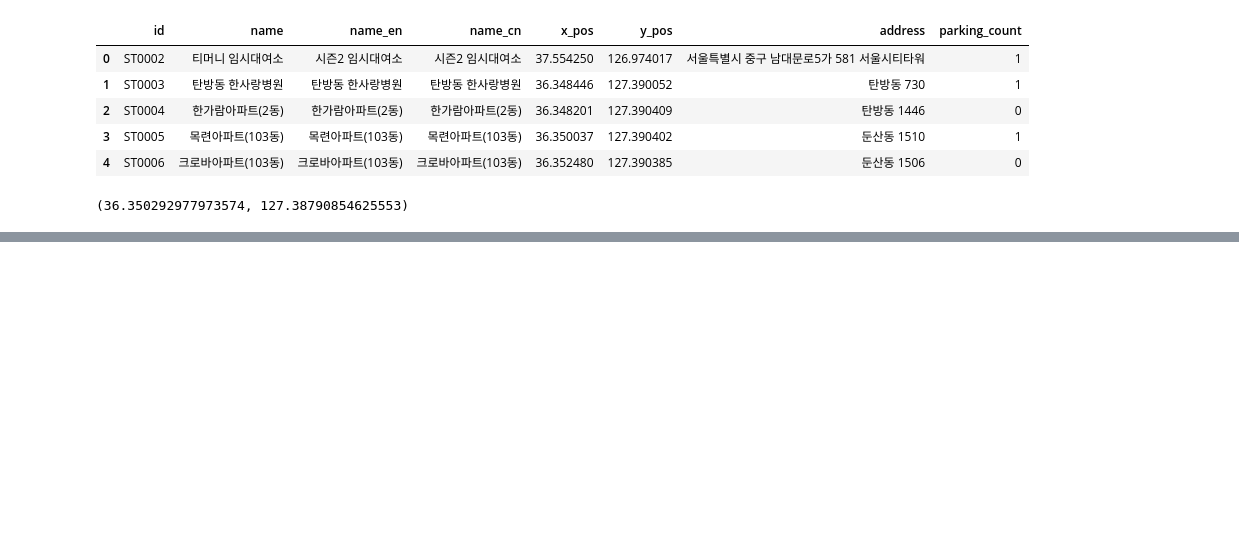
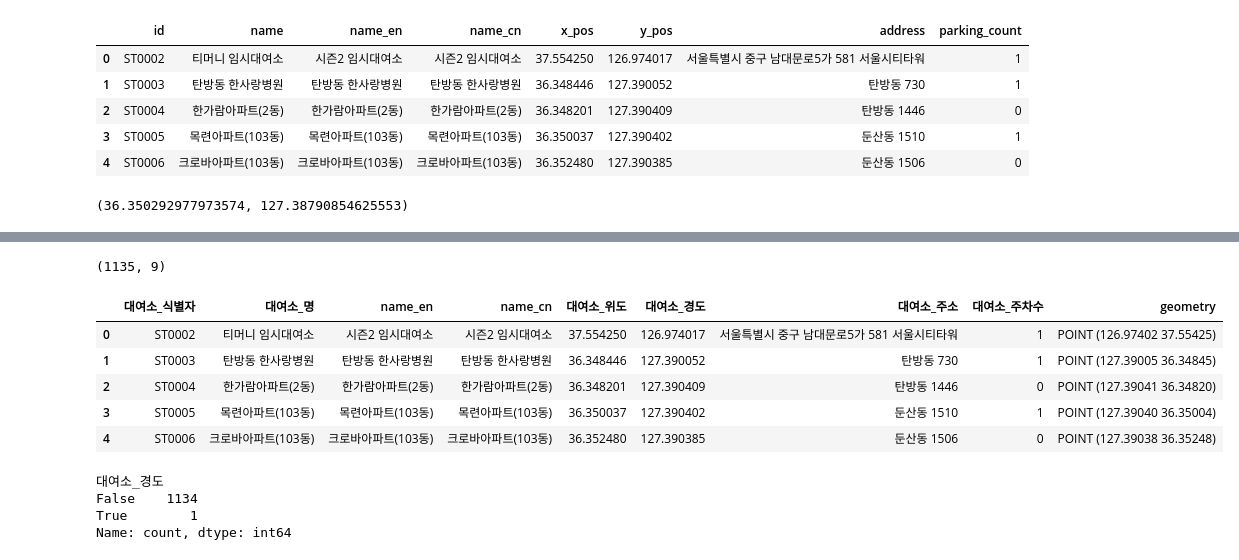
Before and after one commit to pyhub-kr/offline-abc-bootcamp-2023, a Jupyter notebook: 시각화 - 타슈.ipynb, the cells around one changed output, grey strips where cells are left out. Saved outputs shown, nothing was run; the diff lists cells and outputs as text; code cells hidden in the pictures; blank space fills up the shorter version.

```diff
--- a/시각화 - 타슈.ipynb
+++ b/시각화 - 타슈.ipynb
@@ -45,0 +125,4 @@ folium_map
+# %%
+대여소_df = pd.read_csv("tashu_station_list.csv")
+print(대여소_df.shape)
+대여소_df.head()
@@ -45,0 +137,14 @@ folium_map
+# %%
+대여소_df = 대여소_df.rename(
+    columns={
+        "id": "대여소_식별자",
+        "name": "대여소_명",
+        "x_pos": "대여소_위도",
+        "y_pos": "대여소_경도",
+        "address": "대여소_주소",
+        "parking_count": "대여소_주차수",
+    },
+)
+
+print(대여소_df.shape)
+대여소_df.head()
@@ -45,0 +159,8 @@ folium_map
+# %%
+geometry = gpd.GeoSeries([
+    Point(lng, lat)
+    for lng, lat in zip(대여소_df["대여소_경도"], 대여소_df["대여소_위도"])
+])
+print(geometry.shape)
+print(geometry.head())
+geometry.plot()
@@ -45,0 +177,24 @@ folium_map
+# %%
+대여소_gdf = gpd.GeoDataFrame(
+    대여소_df,
+    geometry=geometry,
+)
+대여소_gdf.crs = 4326  # WGS84 좌표계
+print(대여소_gdf.shape)
+대여소_gdf.head()
+# %% [output]
+(1135, 9)
+|  | 대여소_식별자 | 대여소_명 | name_en | name_cn | 대여소_위도 | 대여소_경도 | 대여소_주소 | 대여소_주차수 | geometry |
+| 0 | ST0002 | 티머니 임시대여소 | 시즌2 임시대여소 | 시즌2 임시대여소 | 37.554250 | 126.974017 | 서울특별시 중구 남대문로5가 581 서울시티타워 | 1 | POINT (126.97402 37.55425) |
+| 1 | ST0003 | 탄방동 한사랑병원 | 탄방동 한사랑병원 | 탄방동 한사랑병원 | 36.348446 | 127.390052 | 탄방동 730 | 1 | POINT (127.39005 36.34845) |
+| 2 | ST0004 | 한가람아파트(2동) | 한가람아파트(2동) | 한가람아파트(2동) | 36.348201 | 127.390409 | 탄방동 1446 | 0 | POINT (127.39041 36.34820) |
+| 3 | ST0005 | 목련아파트(103동) | 목련아파트(103동) | 목련아파트(103동) | 36.350037 | 127.390402 | 둔산동 1510 | 1 | POINT (127.39040 36.35004) |
+| 4 | ST0006 | 크로바아파트(103동) | 크로바아파트(103동) | 크로바아파트(103동) | 36.352480 | 127.390385 | 둔산동 1506 | 0 | POINT (127.39038 36.35248) |
+# %%
+mask = 대여소_gdf["대여소_경도"] <= 127.2
+mask.value_counts()
+# %% [output]
+대여소_경도
+False    1134
+True        1
+Name: count, dtype: int64
```
Also changed, not shown: parts of 29 cells of this notebook.
